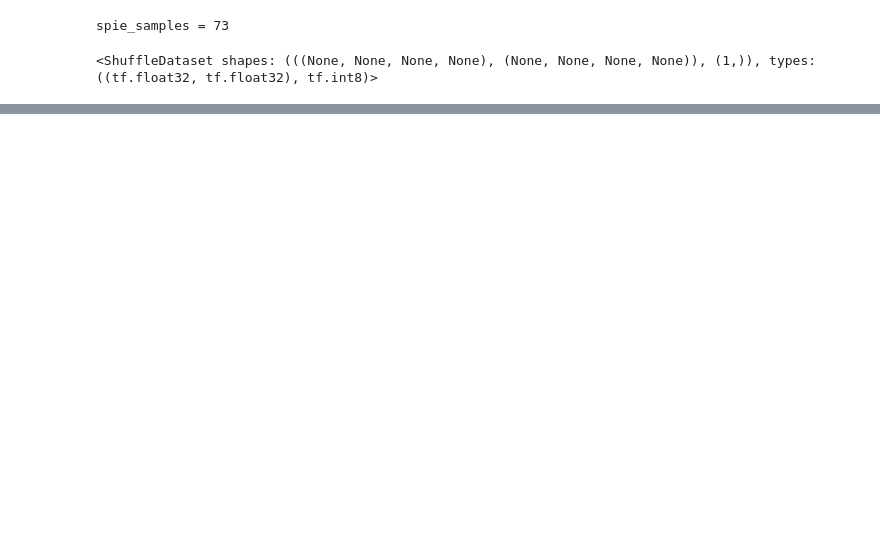
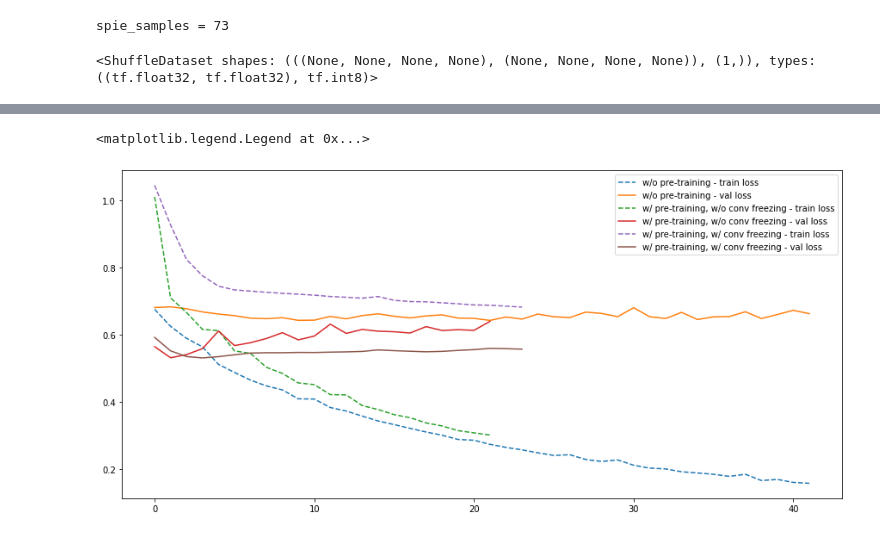
Before and after one commit to ceccoemi/ct-scan-ml, a Jupyter notebook: lung_nodule.ipynb, the cells around one changed output, grey strips where cells are left out. Cells and saved outputs as stored; diff of their text form; code cells hidden in the pictures; blank space fills up the shorter version.

```diff
--- a/lung_nodule.ipynb
+++ b/lung_nodule.ipynb
@@ -118,9 +123,7 @@ metrics = [
     keras.metrics.BinaryAccuracy(name="accuracy"),
 ]
 # %%
-train_dataset, val_dataset = train_test_split(
-    lidc_dataset, test_perc=val_perc, seed=SEED
-)
+train_dataset, val_dataset = train_test_split(lidc_dataset, test_perc=val_perc)
 val_dataset = val_dataset.batch(batch_size)
 train_dataset = (
     train_dataset.cache()  # must be called before shuffle
@@ -132,15 +135,17 @@ train_dataset = (
 cnn = build_3d_cnn()
 cnn.compile(
     optimizer=keras.optimizers.Adam(learning_rate),
-    loss=keras.losses.MeanSquaredError(),
+    loss=keras.losses.BinaryCrossentropy(),
     metrics=metrics,
 )
-cnn.fit(
+time_callback = TimeEpoch()
+history = cnn.fit(
     train_dataset,
     validation_data=val_dataset,
     epochs=1000,
     verbose=1,
     callbacks=[
+        time_callback,
         keras.callbacks.ModelCheckpoint(
             "models/lidc-3d-cnn.h5",
             monitor="val_loss",
@@ -223,0 +191,8 @@ metrics = [
+# %%
+# k = spie_samples  # LOOCV
+k = 10
+val_perc = 0.1
+learning_rate = 1e-5
+batch_size = 8
+patience = 20
+num_epochs = 1000
@@ -223,0 +375,31 @@ metrics = [
+# %%
+index = 0
+plt.plot(
+    wo_pt_histories[index].history["loss"], "--", label="w/o pre-training - train loss"
+)
+plt.plot(
+    wo_pt_histories[index].history["val_loss"], label="w/o pre-training - val loss"
+)
+plt.plot(
+    w_pt_histories[index].history["loss"],
+    "--",
+    label="w/ pre-training, w/o conv freezing - train loss",
+)
+plt.plot(
+    w_pt_histories[index].history["val_loss"],
+    label="w/ pre-training, w/o conv freezing - val loss",
+)
+plt.plot(
+    w_pt_conv_histories[index].history["loss"],
+    "--",
+    label="w/ pre-training, w/ conv freezing - train loss",
+)
+plt.plot(
+    w_pt_conv_histories[index].history["val_loss"],
+    label="w/ pre-training, w/ conv freezing - val loss",
+)
+plt.legend()
+# plot_loss_history(w_pt_conv_histories[0])
+# %% [output]
+<matplotlib.legend.Legend at 0x...>
+[figure, added]
```
Also changed, not shown: parts of 14 cells of this notebook, 13 other files.
